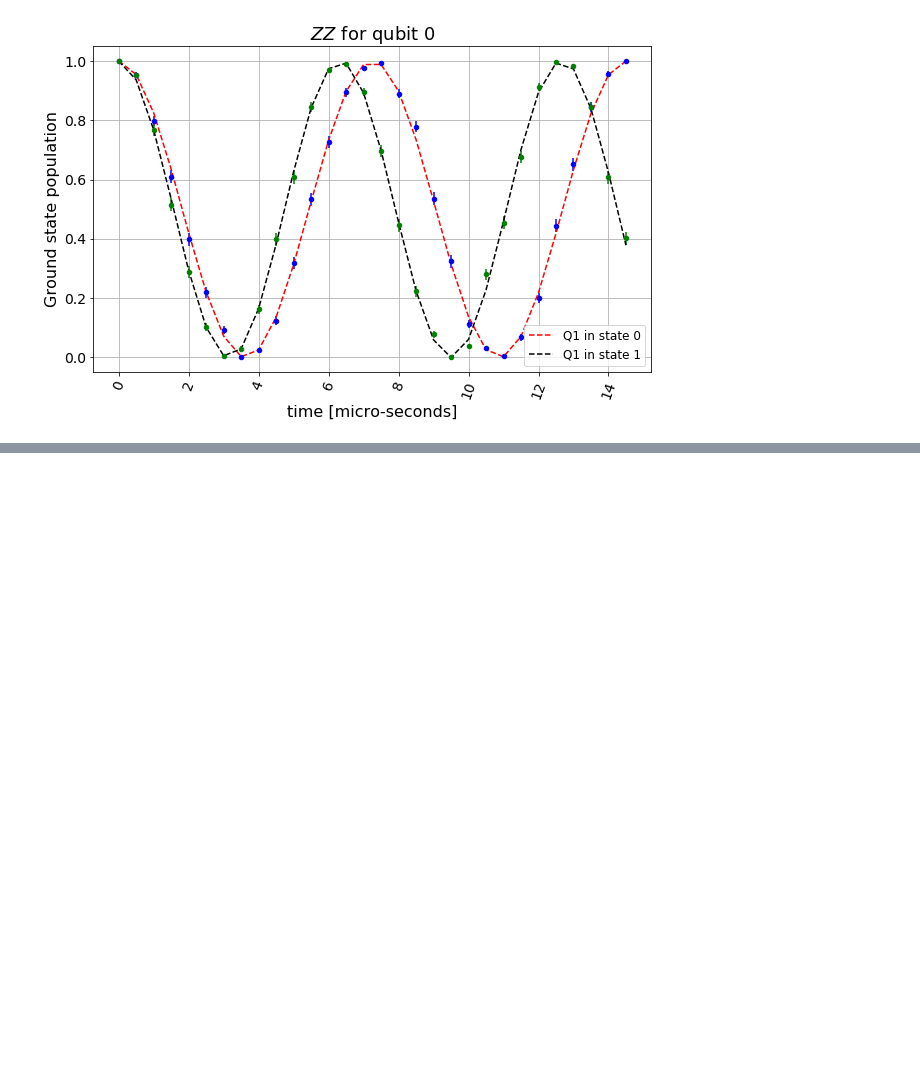
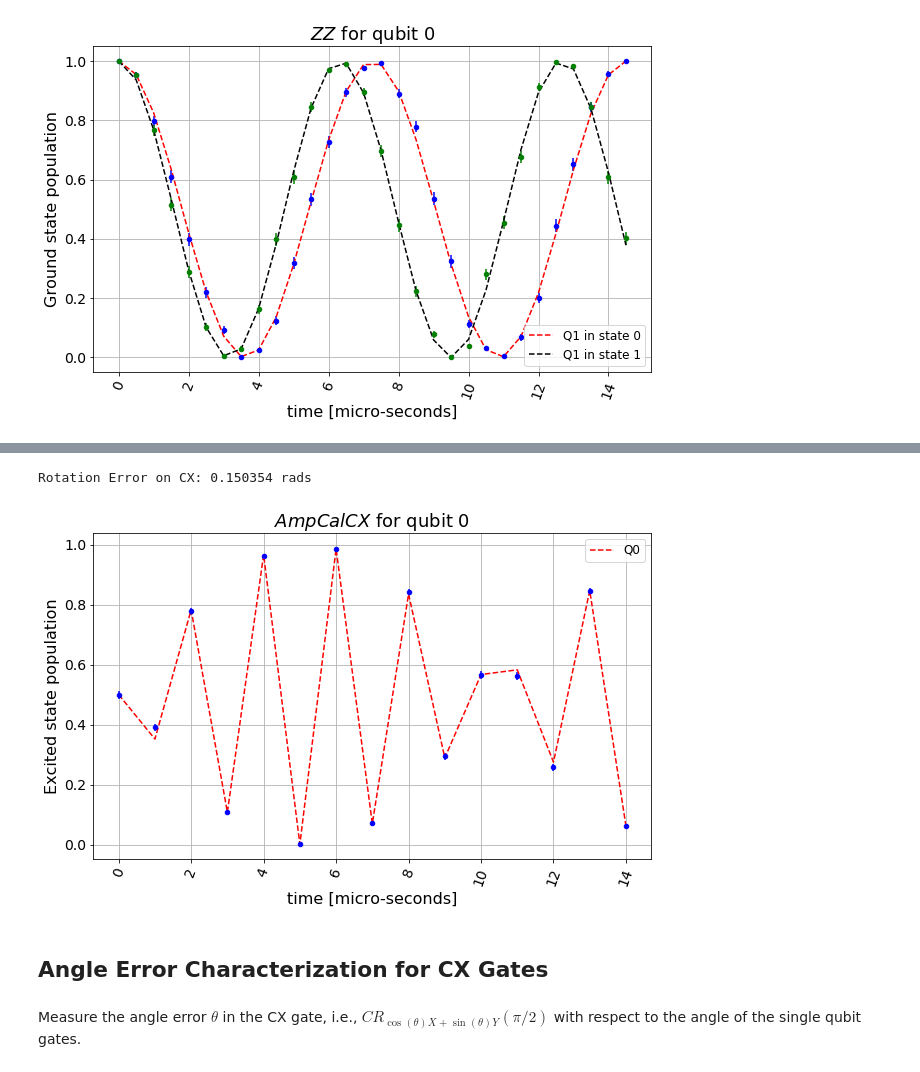
Before and after one commit to qiskit-community/qiskit-ignis, a Jupyter notebook: examples/hamiltonian_and_gate_characterization.ipynb, the cells around one changed output, grey strips where cells are left out. Drawn from its saved outputs; the diff is of its cells as text; code cells hidden in the pictures; blank space fills up the shorter version.

```diff
--- a/examples/hamiltonian_and_gate_characterization.ipynb
+++ b/examples/hamiltonian_and_gate_characterization.ipynb
@@ -83,0 +208,4 @@ ZZ Rate: 19.730088 kHz
+# %%
+qubits = [0]
+controls = [1]
+circs, xdata = ampcal_cx_circuits(15, qubits, controls)
@@ -83,0 +221,46 @@ ZZ Rate: 19.730088 kHz
+# %%
+# Set the simulator
+# Add a rotation error on CX
+# only if the control is in the excited state
+err_unitary = np.eye(4,dtype=complex)
+angle_err = 0.15
+for i in range(2):
+    err_unitary[2+i,2+i] = np.cos(angle_err)
+    err_unitary[2+i,2+(i+1) % 2] = 1j*np.sin(angle_err)
+
+error = coherent_unitary_error(err_unitary)
+noise_model = NoiseModel()
+noise_model.add_nonlocal_quantum_error(error, 'cx', [1,0], [0,1])
+
+# Run the simulator
+backend = qiskit.Aer.get_backend('qasm_simulator')
+shots = 1500
+# For demonstration purposes split the execution into two jobs
+backend_result1 = qiskit.execute(circs, backend,
+                                shots=shots, noise_model=noise_model).result()
+# %%
+%matplotlib inline
+# Fit the data to an oscillation
+
+plt.figure(figsize=(10, 6))
+initial_theta = 0.02
+initial_c = 0.5
+initial_phi = 0.01
+
+
+fit = AmpCalCXFitter(backend_result1, xdata, qubits,
+                   fit_p0=[initial_theta, initial_c],
+                   fit_bounds=([-np.pi, -1],
+                               [np.pi, 1]))
+
+fit.plot_err(0, ax=plt.gca())
+
+print("Rotation Error on CX: %f rads"%(fit.angle_err()[0]))
+plt.show()
+# %% [output]
+Rotation Error on CX: 0.150354 rads
+[figure, added]
+# %% [markdown]
+## Angle Error Characterization for CX Gates
+# %% [markdown]
+Measure the angle error $\theta$ in the CX gate, i.e., $CR_{\cos(\theta)X+\sin(\theta)Y}(\pi/2)$ with respect to the angle of the single qubit gates.
```
Also changed, not shown: parts of 21 cells of this notebook, 4 other files.
